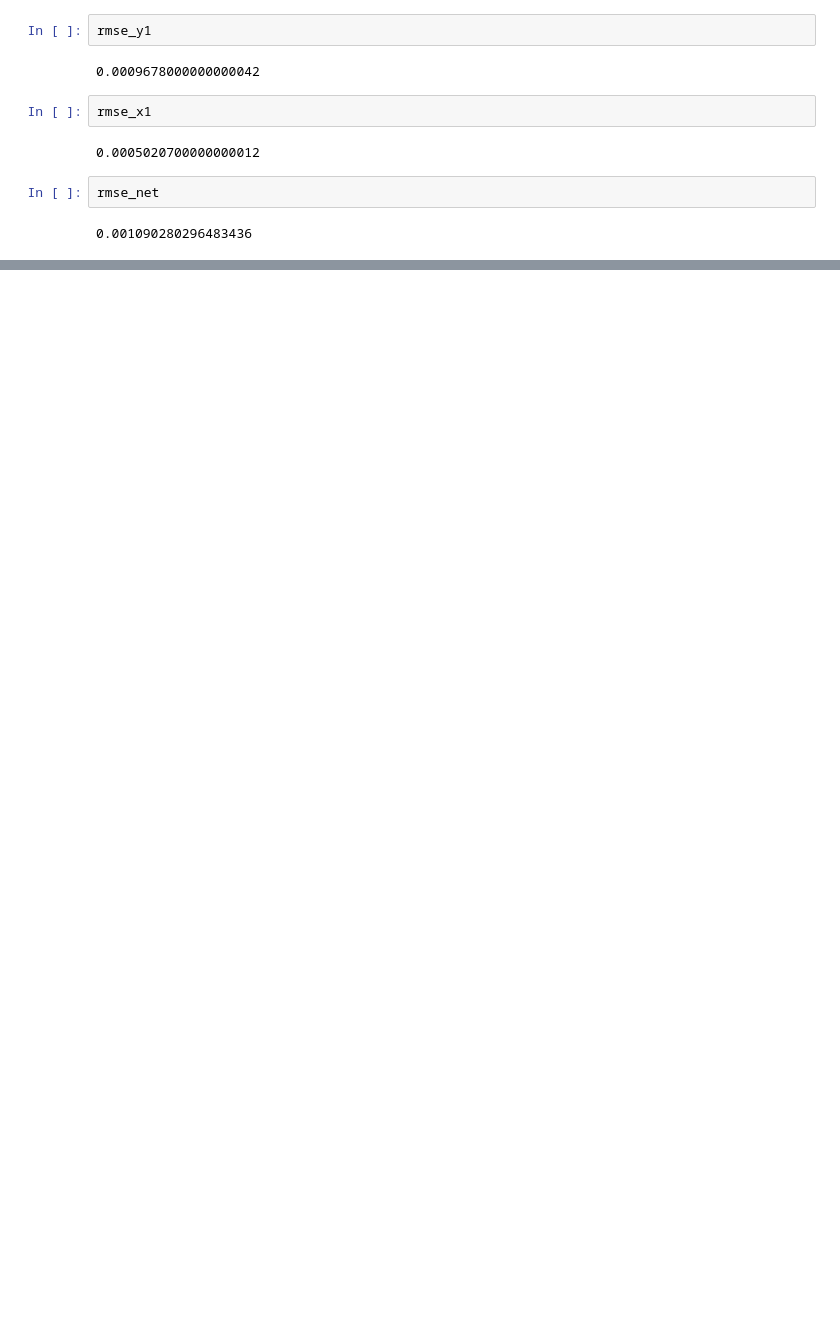
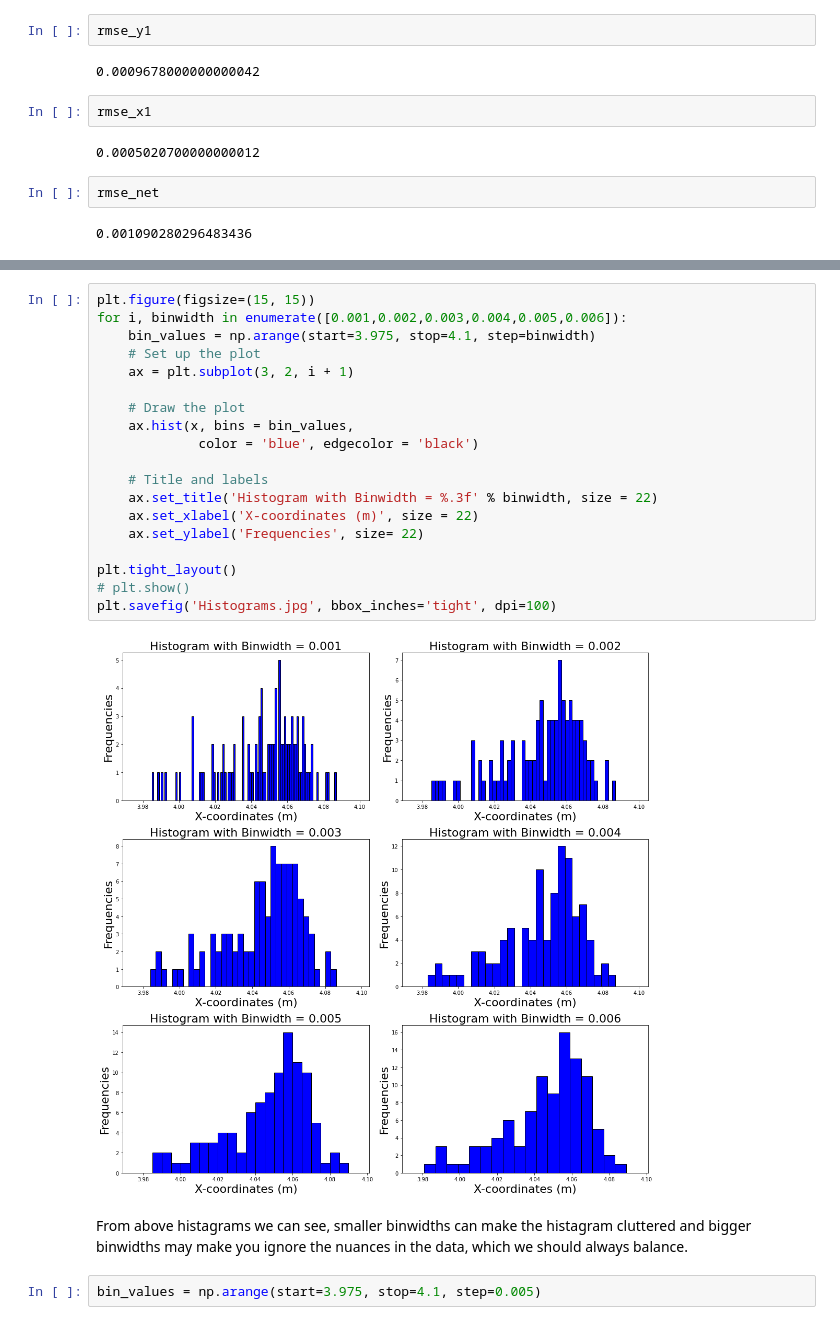
Before and after one commit to 850075610/sensor-fusion, a Jupyter notebook: data/process_error.ipynb, the cells around one changed output, grey strips where cells are left out. Drawn from its saved outputs; the diff is of its cells as text; blank space fills up the shorter version.

Commit message:
Updated process error with histograms and density plot

```diff
--- a/data/process_error.ipynb
+++ b/data/process_error.ipynb
@@ -30,0 +80,25 @@ rmse_net
+# %%
+plt.figure(figsize=(15, 15))
+for i, binwidth in enumerate([0.001,0.002,0.003,0.004,0.005,0.006]):
+    bin_values = np.arange(start=3.975, stop=4.1, step=binwidth)
+    # Set up the plot
+    ax = plt.subplot(3, 2, i + 1)
+
+    # Draw the plot
+    ax.hist(x, bins = bin_values,
+             color = 'blue', edgecolor = 'black')
+
+    # Title and labels
+    ax.set_title('Histogram with Binwidth = %.3f' % binwidth, size = 22)
+    ax.set_xlabel('X-coordinates (m)', size = 22)
+    ax.set_ylabel('Frequencies', size= 22)
+
+plt.tight_layout()
+# plt.show()
+plt.savefig('Histograms.jpg', bbox_inches='tight', dpi=100)
+# %% [output]
+[figure, added]
+# %% [markdown]
+From above histagrams we can see, smaller binwidths can make the histagram cluttered and bigger binwidths may make you ignore the nuances in the data, which we should always balance.
+# %%
+bin_values = np.arange(start=3.975, stop=4.1, step=0.005)
```
Also changed, not shown: parts of 8 cells of this notebook, 1 other file.
